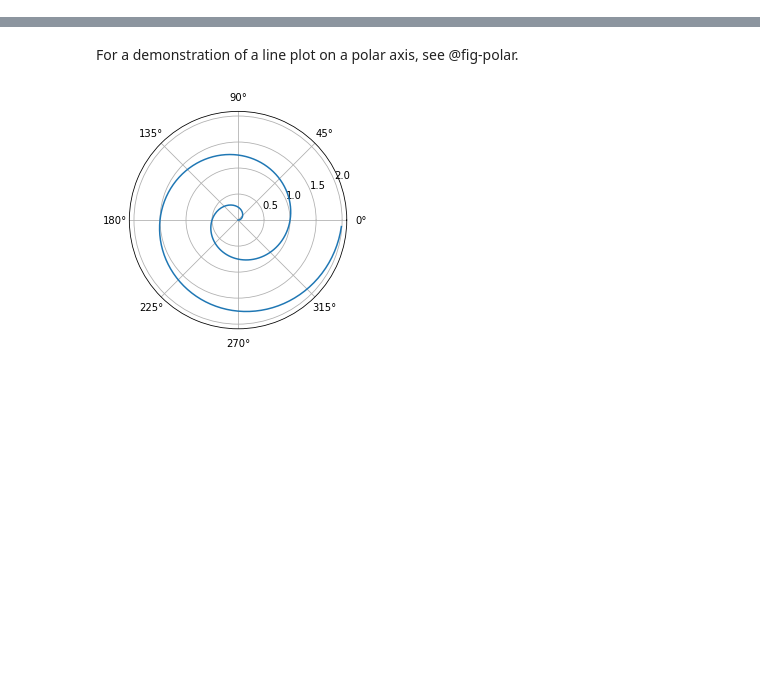
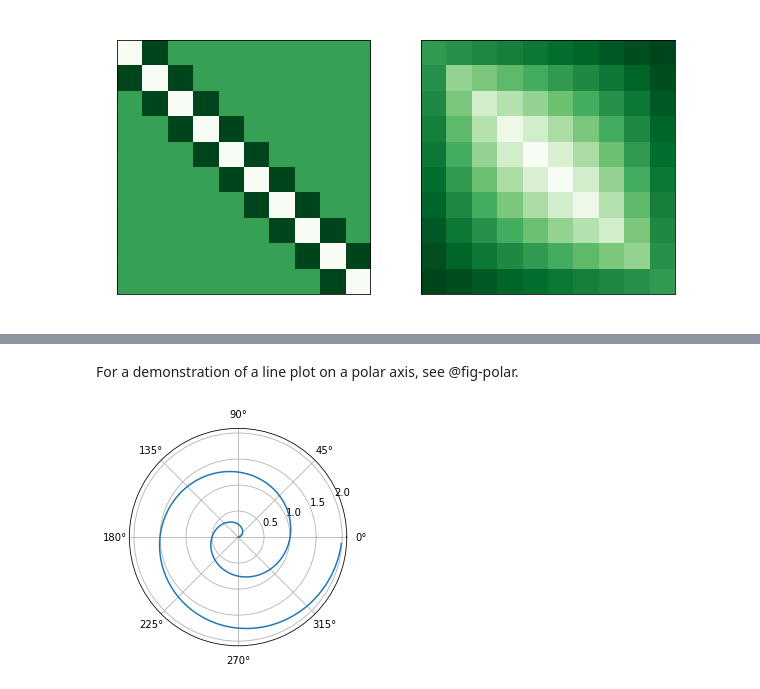
Before and after one commit to jlindbloom/jlindbloom.github.io, a Jupyter notebook: posts/hierarchical_cmrf.ipynb, the cells around one changed output, grey strips where cells are left out. Saved outputs shown, nothing was run; the diff lists cells and outputs as text; code cells hidden in the pictures; blank space fills up the shorter version.

```diff
--- a/posts/test2.ipynb
+++ b/posts/hierarchical_cmrf.ipynb
@@ -8,0 +30,30 @@ format:
+# %%
+#| label: fig-prec_vs_cov
+#| fig-cap: A sparse precision matrix will generally invert to a dense covariance matrix.
+
+import numpy as np
+import scipy.sparse as sp
+import matplotlib.pyplot as plt
+plt.rcParams['axes.facecolor'] = '#0F2537'
+
+plt.rcParams['text.color'] = 'white'
+plt.rcParams['axes.labelcolor'] = 'white'
+plt.rcParams['xtick.color'] = 'white'
+plt.rcParams['ytick.color'] = 'white'
+
+
+prec_mat = 2*sp.eye(10)
+prec_mat.setdiag(-1,k=-1)
+prec_mat.setdiag(-1,k=1)
+prec_mat = prec_mat.toarray()
+cov_mat = np.linalg.inv(prec_mat)
+
+fig, axs = plt.subplots(1, 2, figsize=(10,5))
+axs[0].imshow(prec_mat, cmap='Greens_r')
+axs[0].set_title("Precision")
+axs[1].imshow(cov_mat, cmap='Greens_r')
+axs[1].set_title("Covariance")
+
+plt.show()
+# %% [output]
+[figure, added]
```
Also changed, not shown: parts of 14 cells of this notebook, 30 other files.
